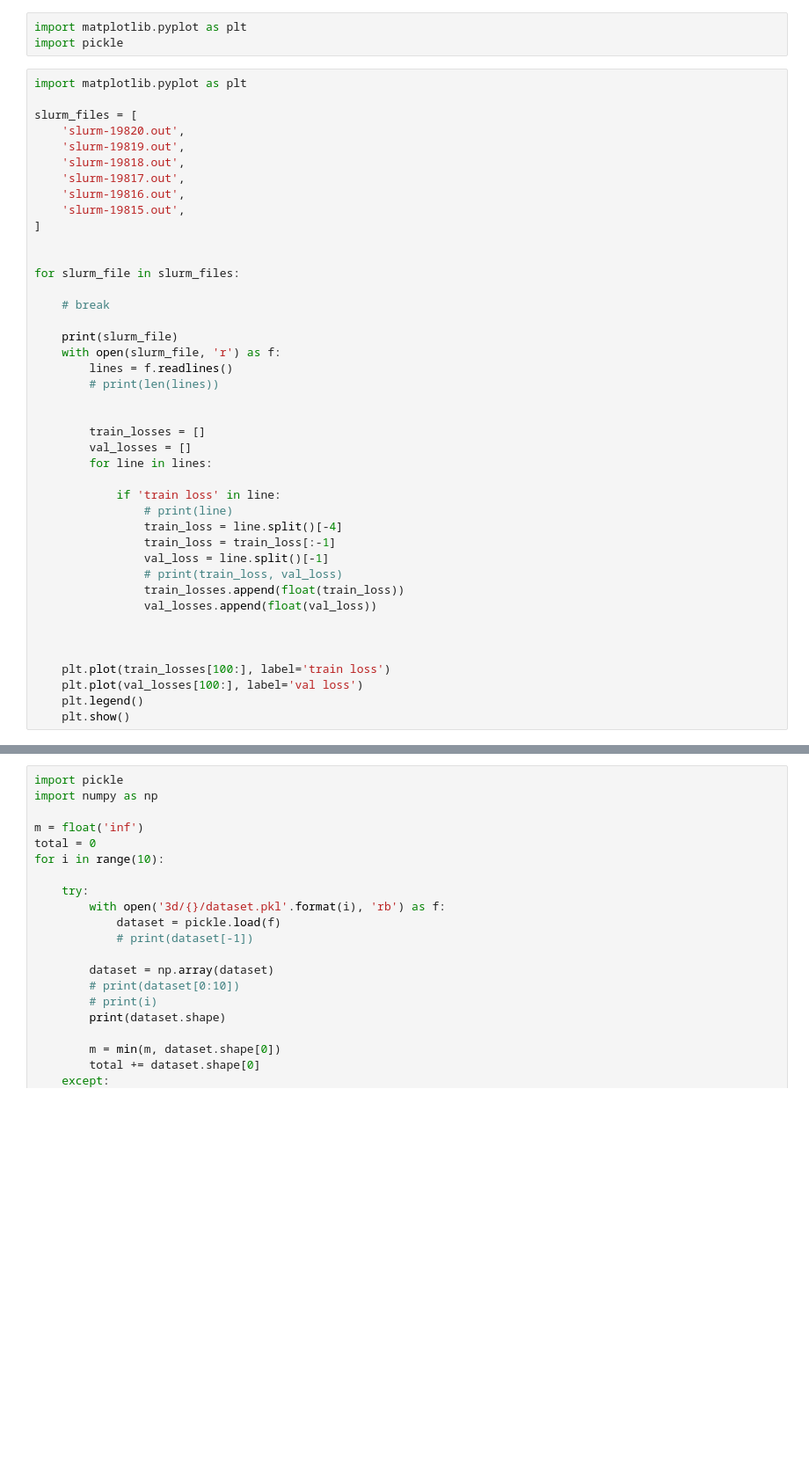
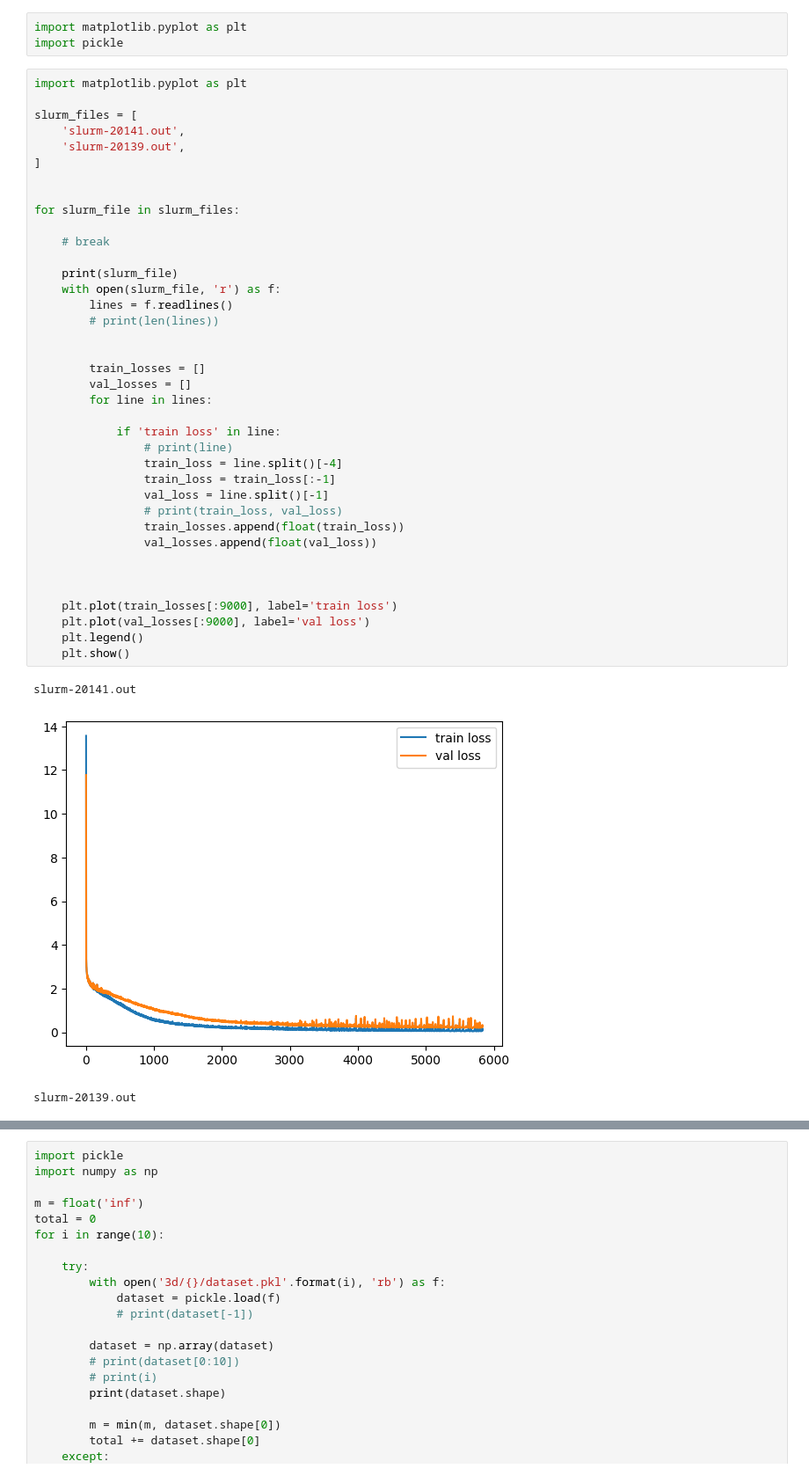
Before and after one commit to pranav212000/CS593_rob_project, a Jupyter notebook: temp.ipynb, the cells around one changed output, grey strips where cells are left out. Shown at 88% size. Cells and saved outputs as stored; diff of their text form; blank space fills up the shorter version.

```diff
--- a/temp.ipynb
+++ b/temp.ipynb
@@ -5,41 +5,41 @@ import pickle
 import matplotlib.pyplot as plt
 
 slurm_files = [
-    'slurm-19820.out',
-    'slurm-19819.out',
-    'slurm-19818.out',
-    'slurm-19817.out',
-    'slurm-19816.out',
-    'slurm-19815.out',
+    'slurm-20141.out',
+    'slurm-20139.out',
 ]
 
 
 for slurm_file in slurm_files:
 
     # break
 
     print(slurm_file)
     with open(slurm_file, 'r') as f:
         lines = f.readlines()
         # print(len(lines))
 
 
         train_losses = []
         val_losses = []
         for line in lines:
 
             if 'train loss' in line:
                 # print(line)
                 train_loss = line.split()[-4]
                 train_loss = train_loss[:-1]
                 val_loss = line.split()[-1]
                 # print(train_loss, val_loss)
                 train_losses.append(float(train_loss))
                 val_losses.append(float(val_loss))
 
 
 
-    plt.plot(train_losses[100:], label='train loss')
-    plt.plot(val_losses[100:], label='val loss')
+    plt.plot(train_losses[:9000], label='train loss')
+    plt.plot(val_losses[:9000], label='val loss')
     plt.legend()
     plt.show()
+# %% [output]
+slurm-20141.out
+[figure, added]
+slurm-20139.out
```
Also changed, not shown: parts of 1 cell of this notebook, 4 other files.
